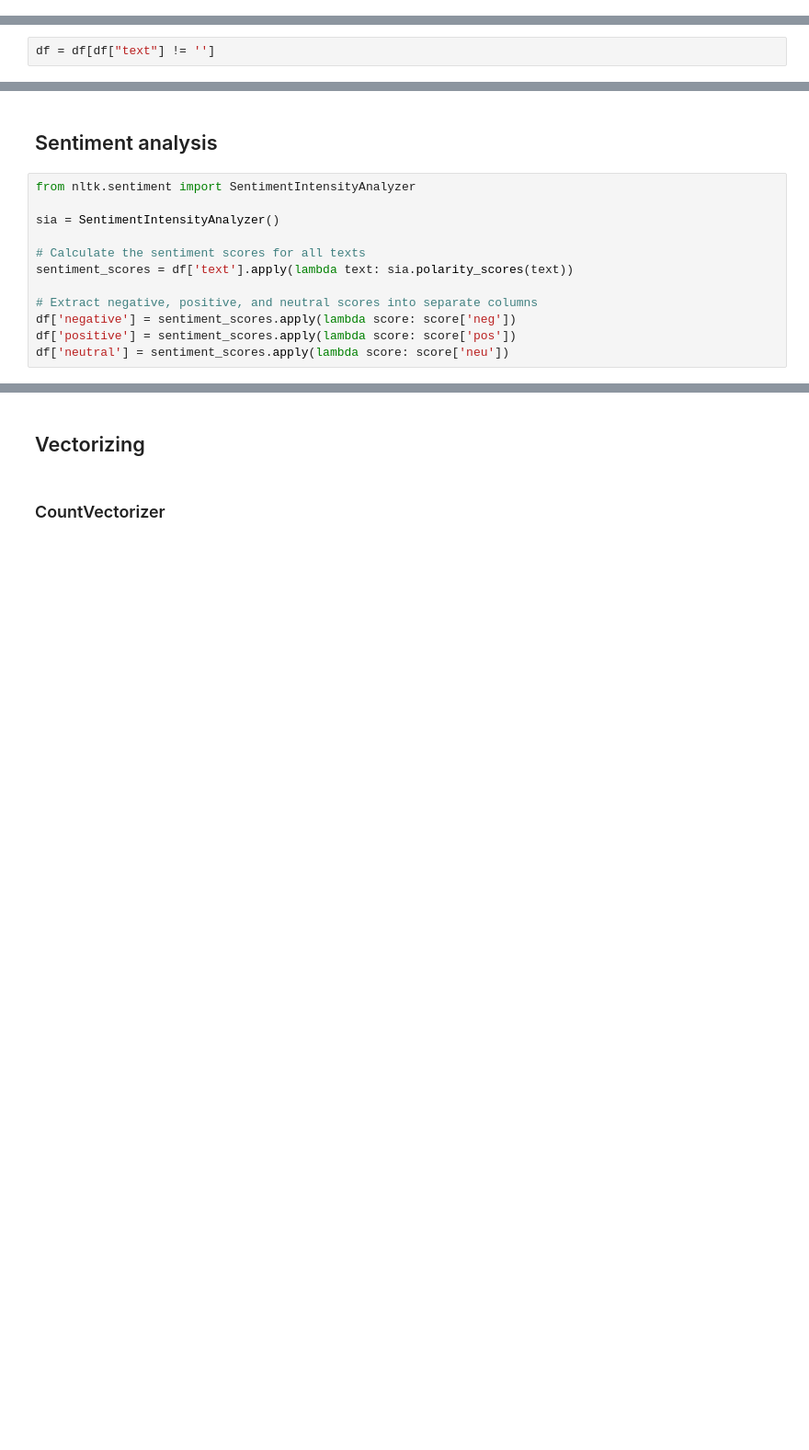
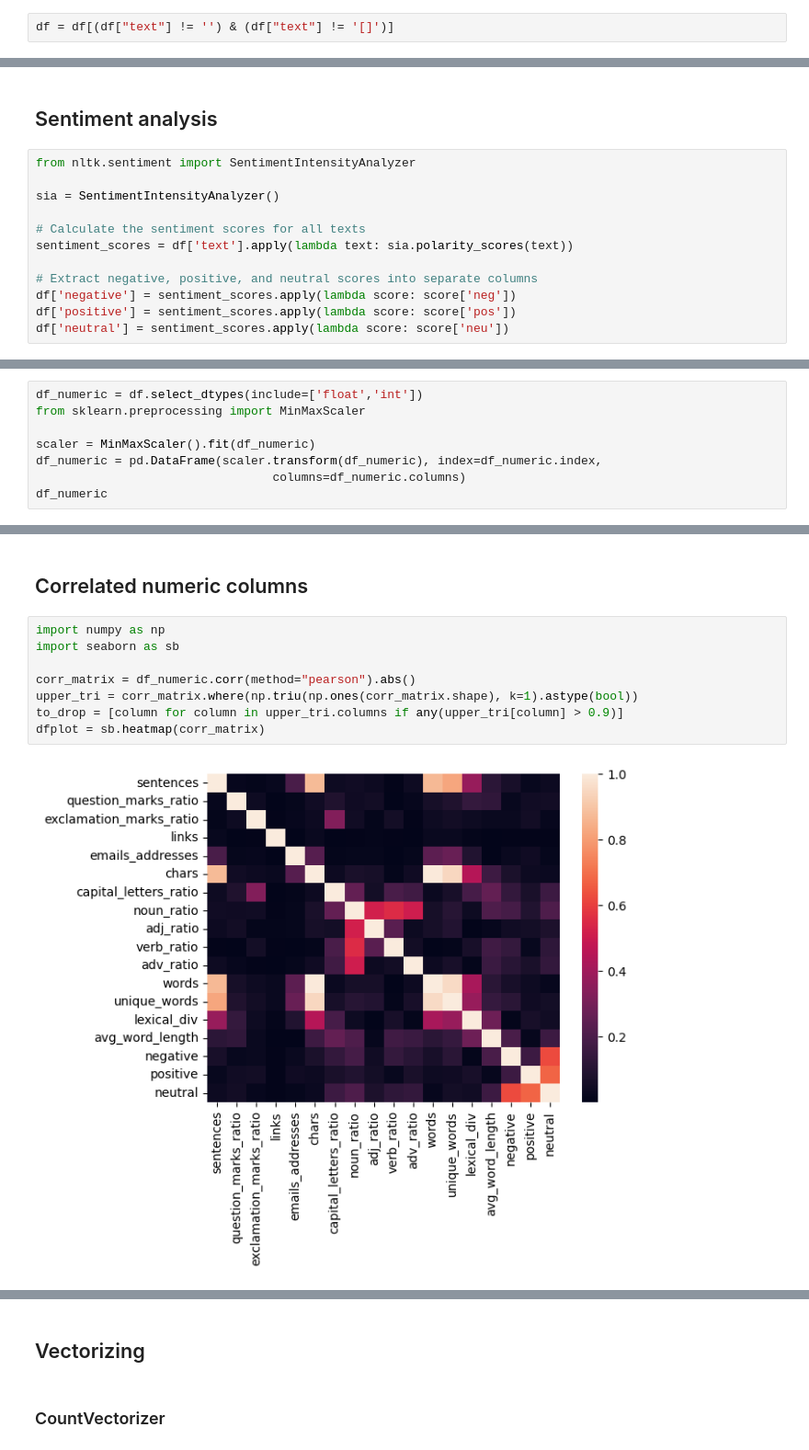
Before and after one commit to szuvarska/NLPClustering, a Jupyter notebook: preprocessing.ipynb, the cells around one changed output, grey strips where cells are left out. Shown at 92% size. Cells and saved outputs as stored; diff of their text form; blank space fills up the shorter version.

```diff
--- a/preprocessing.ipynb
+++ b/preprocessing.ipynb
@@ -154,0 +157,2 @@ df['text'] = df['text'].apply(remove_stopwords)
+# %%
+df = df[(df["text"] != '') & (df["text"] != '[]')]
@@ -242,2 +226,0 @@ df
-# %%
-df = df[df["text"] != '']
@@ -268,0 +252,8 @@ df.head()
+# %%
+df_numeric = df.select_dtypes(include=['float','int'])
+from sklearn.preprocessing import MinMaxScaler
+
+scaler = MinMaxScaler().fit(df_numeric)
+df_numeric = pd.DataFrame(scaler.transform(df_numeric), index=df_numeric.index,
+                                 columns=df_numeric.columns)
+df_numeric
@@ -268,0 +274,12 @@ df.head()
+# %% [markdown]
+## Correlated numeric columns
+# %%
+import numpy as np
+import seaborn as sb
+
+corr_matrix = df_numeric.corr(method="pearson").abs()
+upper_tri = corr_matrix.where(np.triu(np.ones(corr_matrix.shape), k=1).astype(bool))
+to_drop = [column for column in upper_tri.columns if any(upper_tri[column] > 0.9)]
+dfplot = sb.heatmap(corr_matrix)
+# %% [output]
+[figure, added]
```
Also changed, not shown: parts of 12 cells of this notebook, 1 other file.
